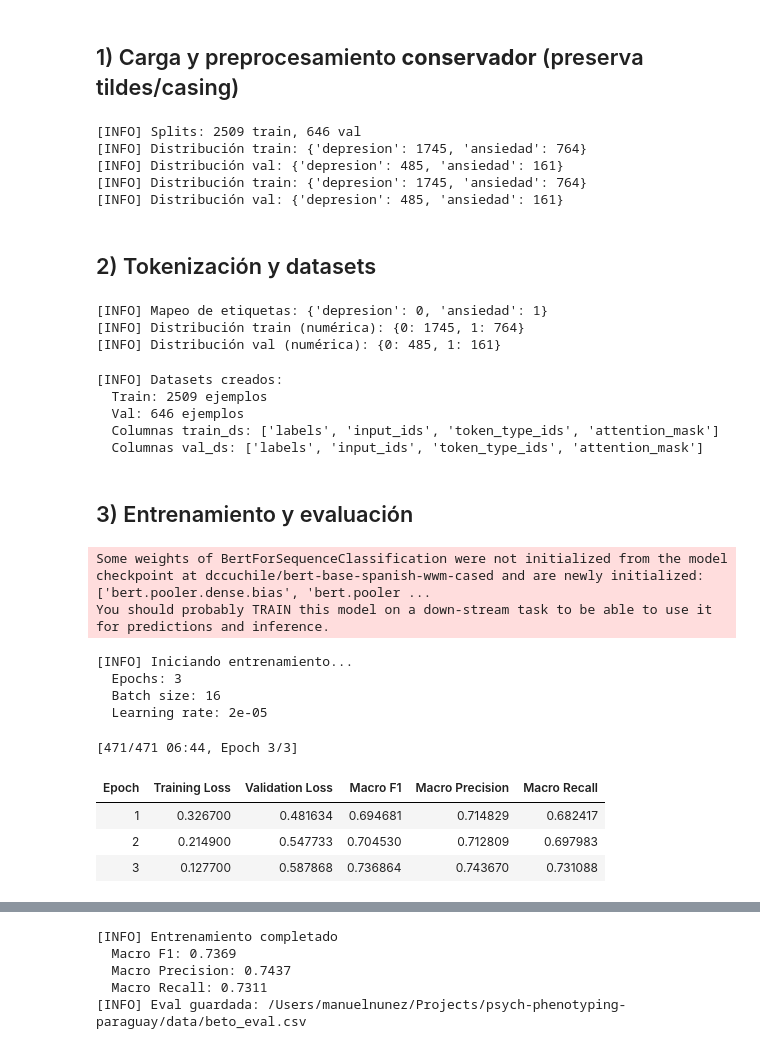
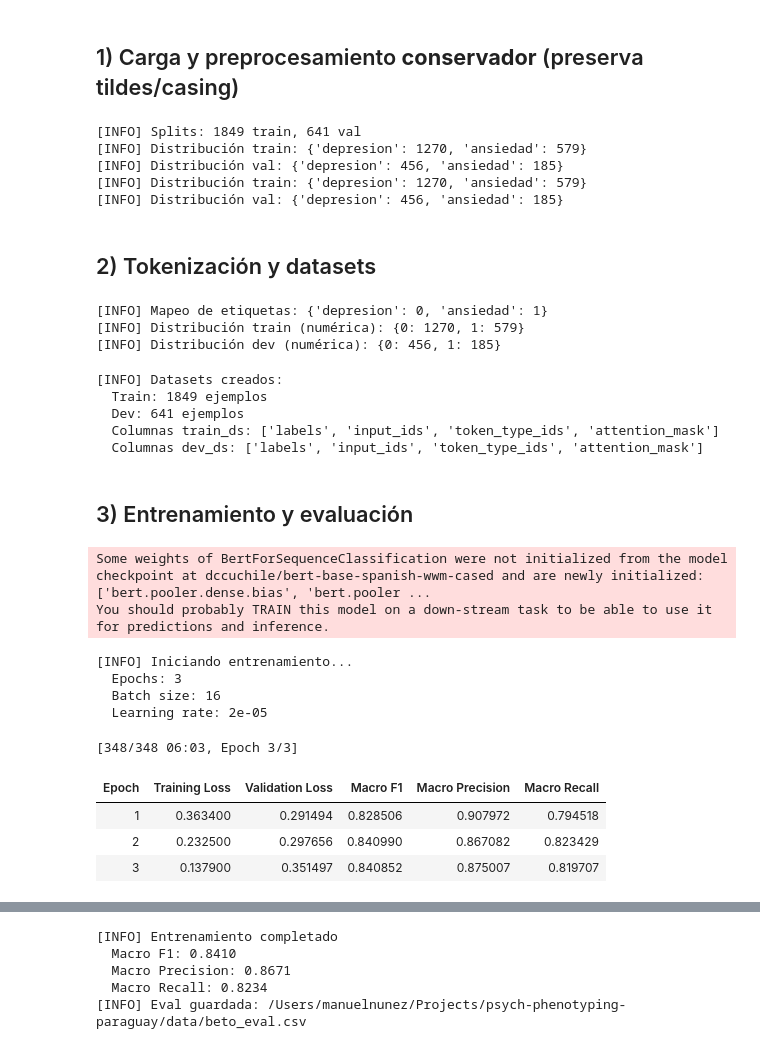
Before and after one commit to manununhez/psych-phenotyping-paraguay, a Jupyter notebook: notebooks/02_baseline_transformer_beto.ipynb, the cells around one changed output, grey strips where cells are left out. Saved outputs shown, nothing was run; the diff lists cells and outputs as text; code cells hidden in the pictures.

Commit message:
Ajustes splits y CVs para validacion de baselines

```diff
--- a/notebooks/02_baseline_transformer_beto.ipynb
+++ b/notebooks/02_baseline_transformer_beto.ipynb
@@ -122,12 +122,12 @@ import pandas as pd, re, unicodedata
 # Cargar splits unificados desde 02_create_splits.ipynb
 dataset_base = pd.read_csv(SPLITS_PATH / 'dataset_base.csv')
 train_indices = pd.read_csv(SPLITS_PATH / 'train_indices.csv')['row_id'].values
-val_indices = pd.read_csv(SPLITS_PATH / 'val_indices.csv')['row_id'].values
+dev_indices = pd.read_csv(SPLITS_PATH / 'dev_indices.csv')['row_id'].values
 
 text_col = _guess_text_col(dataset_base)
 label_col = _guess_label_col(dataset_base)
 
-print(f"[INFO] Splits: {len(train_indices)} train, {len(val_indices)} val")
+print(f"[INFO] Splits: {len(train_indices)} train, {len(dev_indices)} val")
 
 # Definir función de limpieza conservadora
 RE_MULTI = re.compile(r'(.)\1{2,}')  # Detecta 3+ letras repetidas
@@ -160,19 +160,19 @@ def clean_text_trf(s: str) -> str:
 dataset_base['texto_trf'] = dataset_base[text_col].map(clean_text_trf)
 
 df_train = dataset_base[dataset_base['row_id'].isin(train_indices)].copy()
-df_val = dataset_base[dataset_base['row_id'].isin(val_indices)].copy()
+df_dev = dataset_base[dataset_base['row_id'].isin(dev_indices)].copy()
 
 X_train, y_train = df_train['texto_trf'], df_train[label_col]
-X_val, y_val = df_val['texto_trf'], df_val[label_col]
+X_dev, y_dev = df_dev['texto_trf'], df_dev[label_col]
 
 print(f"[INFO] Distribución train: {dict(y_train.value_counts())}")
-print(f"[INFO] Distribución val: {dict(y_val.value_counts())}")
+print(f"[INFO] Distribución val: {dict(y_dev.value_counts())}")
 # %% [output]
-[INFO] Splits: 2509 train, 646 val
-[INFO] Distribución train: {'depresion': 1745, 'ansiedad': 764}
-[INFO] Distribución val: {'depresion': 485, 'ansiedad': 161}
-[INFO] Distribución train: {'depresion': 1745, 'ansiedad': 764}
-[INFO] Distribución val: {'depresion': 485, 'ansiedad': 161}
+[INFO] Splits: 1849 train, 641 val
+[INFO] Distribución train: {'depresion': 1270, 'ansiedad': 579}
+[INFO] Distribución val: {'depresion': 456, 'ansiedad': 185}
+[INFO] Distribución train: {'depresion': 1270, 'ansiedad': 579}
+[INFO] Distribución val: {'depresion': 456, 'ansiedad': 185}
 # %% [markdown]
 ## 2) Tokenización y datasets
 # %%
@@ -188,35 +188,35 @@ id2label = {0: 'depresion', 1: 'ansiedad'}
 
 # CRÍTICO: Agregar columna 'labels' numérica (el Trainer la requiere)
 df_train['labels'] = df_train[label_col].map(label2id)
-df_val['labels'] = df_val[label_col].map(label2id)
+df_dev['labels'] = df_dev[label_col].map(label2id)
 
 print(f"[INFO] Mapeo de etiquetas: {label2id}")
 print(f"[INFO] Distribución train (numérica): {dict(df_train['labels'].value_counts())}")
-print(f"[INFO] Distribución val (numérica): {dict(df_val['labels'].value_counts())}")
+print(f"[INFO] Distribución dev (numérica): {dict(df_dev['labels'].value_counts())}")
 
 def preprocess(batch):
     return tok(batch["texto_trf"], truncation=True, padding=False, max_length=256)
 
 # Crear datasets con columnas: texto_trf y labels
 train_ds = Dataset.from_pandas(df_train[['texto_trf', 'labels']].reset_index(drop=True)).map(preprocess, batched=True, remove_columns=["texto_trf"])
-val_ds = Dataset.from_pandas(df_val[['texto_trf', 'labels']].reset_index(drop=True)).map(preprocess, batched=True, remove_columns=["texto_trf"])
+dev_ds = Dataset.from_pandas(df_dev[['texto_trf', 'labels']].reset_index(drop=True)).map(preprocess, batched=True, remove_columns=["texto_trf"])
 
 collator = DataCollatorWithPadding(tokenizer=tok)
 
 print(f"\n[INFO] Datasets creados:")
 print(f"  Train: {len(train_ds)} ejemplos")
-print(f"  Val: {len(val_ds)} ejemplos")
+print(f"  Dev: {len(dev_ds)} ejemplos")
 print(f"  Columnas train_ds: {train_ds.column_names}")
-print(f"  Columnas val_ds: {val_ds.column_names}")
+print(f"  Columnas dev_ds: {dev_ds.column_names}")
 # %% [output]
 [INFO] Mapeo de etiquetas: {'depresion': 0, 'ansiedad': 1}
-[INFO] Distribución train (numérica): {0: 1745, 1: 764}
-[INFO] Distribución val (numérica): {0: 485, 1: 161}
+[INFO] Distribución train (numérica): {0: 1270, 1: 579}
+[INFO] Distribución dev (numérica): {0: 456, 1: 185}
 [INFO] Datasets creados:
-  Train: 2509 ejemplos
-  Val: 646 ejemplos
+  Train: 1849 ejemplos
+  Dev: 641 ejemplos
   Columnas train_ds: ['labels', 'input_ids', 'token_type_ids', 'attention_mask']
-  Columnas val_ds: ['labels', 'input_ids', 'token_type_ids', 'attention_mask']
+  Columnas dev_ds: ['labels', 'input_ids', 'token_type_ids', 'attention_mask']
 # %% [markdown]
 ## 3) Entrenamiento y evaluación
 # %%
@@ -262,43 +262,43 @@ trainer = Trainer(
     model=model,
     args=args,
     train_dataset=train_ds,
-    eval_dataset=val_ds,
+    eval_dataset=dev_ds,
     tokenizer=tok,
     data_collator=collator,
     compute_metrics=compute_metrics
 )
 
 print("[INFO] Iniciando entrenamiento...")
 print(f"  Epochs: {args.num_train_epochs}")
 print(f"  Batch size: {args.per_device_train_batch_size}")
 print(f"  Learning rate: {args.learning_rate}")
 
 trainer.train()
 eval_res = trainer.evaluate()
 
 import pandas as pd
 (pd.DataFrame([eval_res]).to_csv(DATA_PATH/'beto_eval.csv', index=False, encoding='utf-8'))
 print(f"\n[INFO] Entrenamiento completado")
 print(f"  Macro F1: {eval_res['eval_macro_f1']:.4f}")
 print(f"  Macro Precision: {eval_res['eval_macro_precision']:.4f}")
 print(f"  Macro Recall: {eval_res['eval_macro_recall']:.4f}")
 print(f"[INFO] Eval guardada: {DATA_PATH/'beto_eval.csv'}")
 # %% [output]
 Some weights of BertForSequenceClassification were not initialized from the model checkpoint at dccuchile/bert-base-spanish-wwm-cased and are newly initialized: ['bert.pooler.dense.bias', 'bert.pooler ...
 You should probably TRAIN this model on a down-stream task to be able to use it for predictions and inference.
 [INFO] Iniciando entrenamiento...
   Epochs: 3
   Batch size: 16
   Learning rate: 2e-05
-[471/471 06:44, Epoch 3/3]
+[348/348 06:03, Epoch 3/3]
 | Epoch | Training Loss | Validation Loss | Macro F1 | Macro Precision | Macro Recall |
-| 1 | 0.326700 | 0.481634 | 0.694681 | 0.714829 | 0.682417 |
-| 2 | 0.214900 | 0.547733 | 0.704530 | 0.712809 | 0.697983 |
-| 3 | 0.127700 | 0.587868 | 0.736864 | 0.743670 | 0.731088 |
+| 1 | 0.363400 | 0.291494 | 0.828506 | 0.907972 | 0.794518 |
+| 2 | 0.232500 | 0.297656 | 0.840990 | 0.867082 | 0.823429 |
+| 3 | 0.137900 | 0.351497 | 0.840852 | 0.875007 | 0.819707 |
 [interactive output not drawn]
 [INFO] Entrenamiento completado
-  Macro F1: 0.7369
-  Macro Precision: 0.7437
-  Macro Recall: 0.7311
+  Macro F1: 0.8410
+  Macro Precision: 0.8671
+  Macro Recall: 0.8234
 [INFO] Eval guardada: /Users/manuelnunez/Projects/psych-phenotyping-paraguay/data/beto_eval.csv
 # %% [markdown]
```
Also changed, not shown: parts of 7 cells of this notebook, 11 other files.
